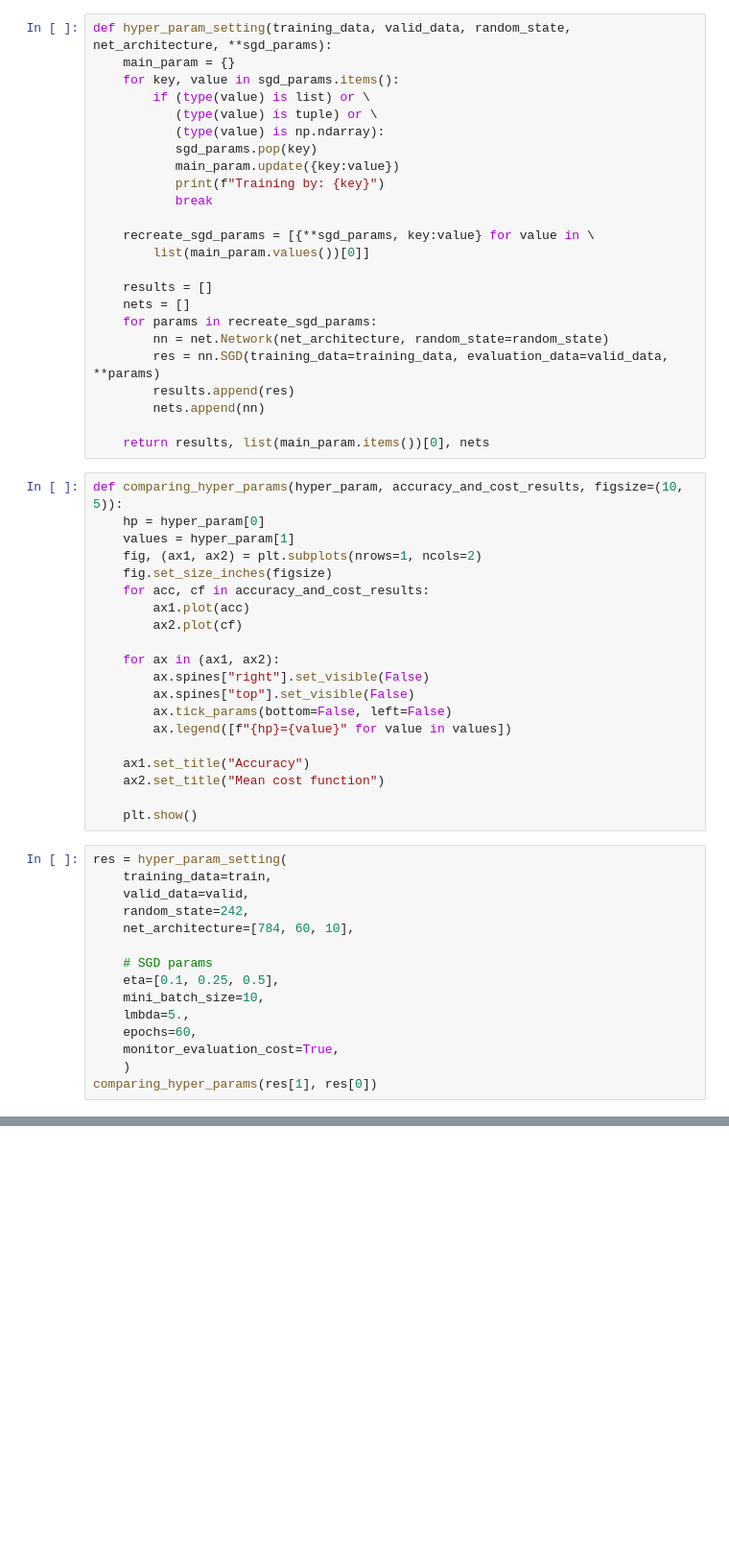
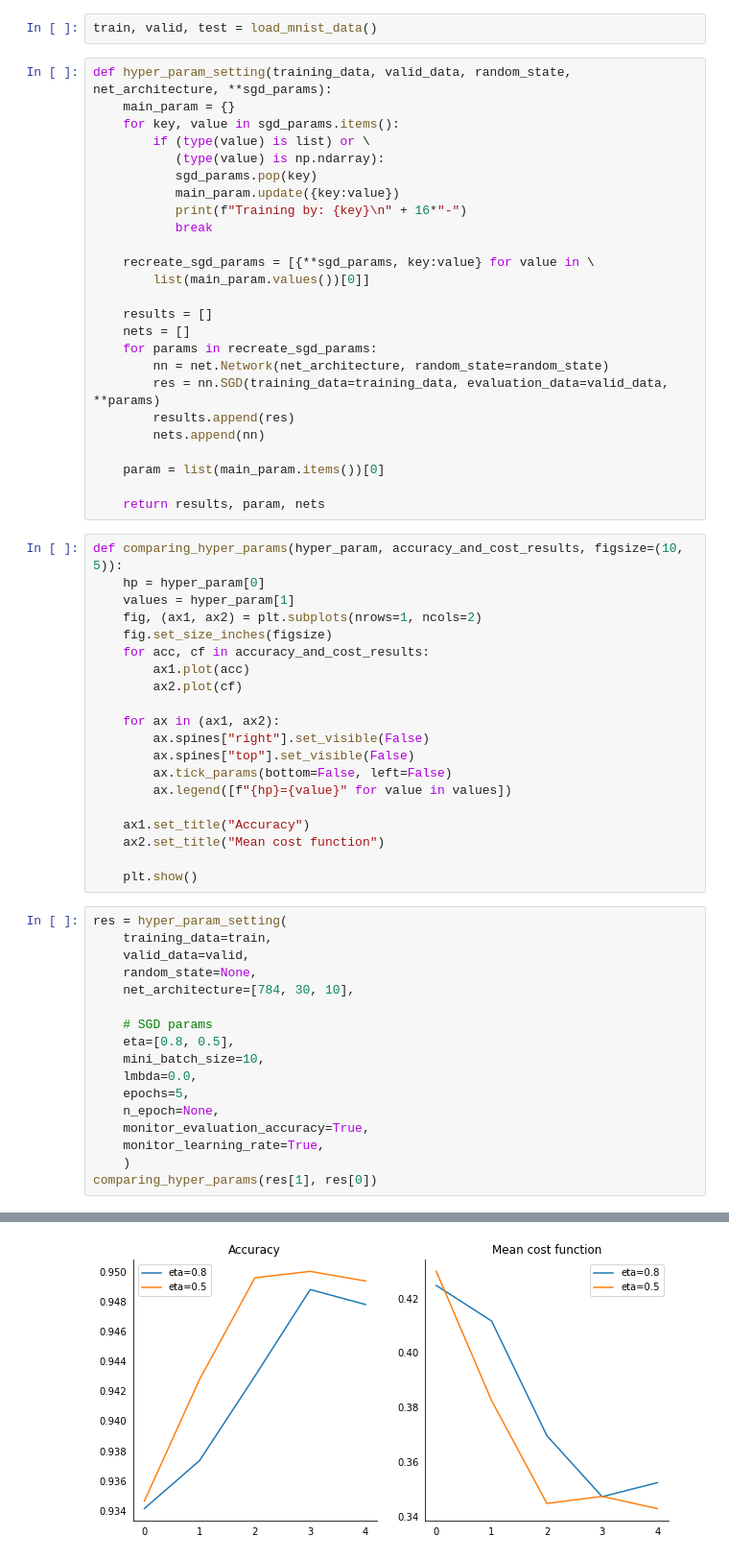
Before and after one commit to Grafit24/my-first-neurol-network, a Jupyter notebook: hyper_param.ipynb, the cells around one changed output, grey strips where cells are left out. Shown at 96% size. Saved outputs shown, nothing was run; the diff lists cells and outputs as text; blank space fills up the shorter version.

```diff
--- a/hyper_param.ipynb
+++ b/hyper_param.ipynb
@@ -1,13 +7,14 @@
+# %%
+train, valid, test = load_mnist_data()
 # %%
 def hyper_param_setting(training_data, valid_data, random_state, net_architecture, **sgd_params):
     main_param = {}
     for key, value in sgd_params.items():
         if (type(value) is list) or \
-           (type(value) is tuple) or \
            (type(value) is np.ndarray):
            sgd_params.pop(key)
            main_param.update({key:value})
-           print(f"Training by: {key}")
+           print(f"Training by: {key}\n" + 16*"-")
            break
 
     recreate_sgd_params = [{**sgd_params, key:value} for value in \
@@ -21,7 +28,9 @@ def hyper_param_setting(training_data, valid_data, random_state, net_architectur
         results.append(res)
         nets.append(nn)
 
-    return results, list(main_param.items())[0], nets
+    param = list(main_param.items())[0]
+
+    return results, param, nets
 # %%
 def comparing_hyper_params(hyper_param, accuracy_and_cost_results, figsize=(10, 5)):
     hp = hyper_param[0]
@@ -46,14 +55,17 @@ def comparing_hyper_params(hyper_param, accuracy_and_cost_results, figsize=(10,
 res = hyper_param_setting(
     training_data=train,
     valid_data=valid,
-    random_state=242,
-    net_architecture=[784, 60, 10],
+    random_state=None,
+    net_architecture=[784, 30, 10],
 
     # SGD params
-    eta=[0.1, 0.25, 0.5],
+    eta=[0.8, 0.5],
     mini_batch_size=10,
-    lmbda=5.,
-    epochs=60,
-    monitor_evaluation_cost=True,
+    lmbda=0.0,
+    epochs=5,
+    n_epoch=None,
+    monitor_evaluation_accuracy=True,
+    monitor_learning_rate=True,
     )
 comparing_hyper_params(res[1], res[0])
+# %% [output]
@@ -59,0 +89 @@ comparing_hyper_params(res[1], res[0])
+[figure, added]
```
Also changed, not shown: parts of 5 cells of this notebook, 2 other files.
